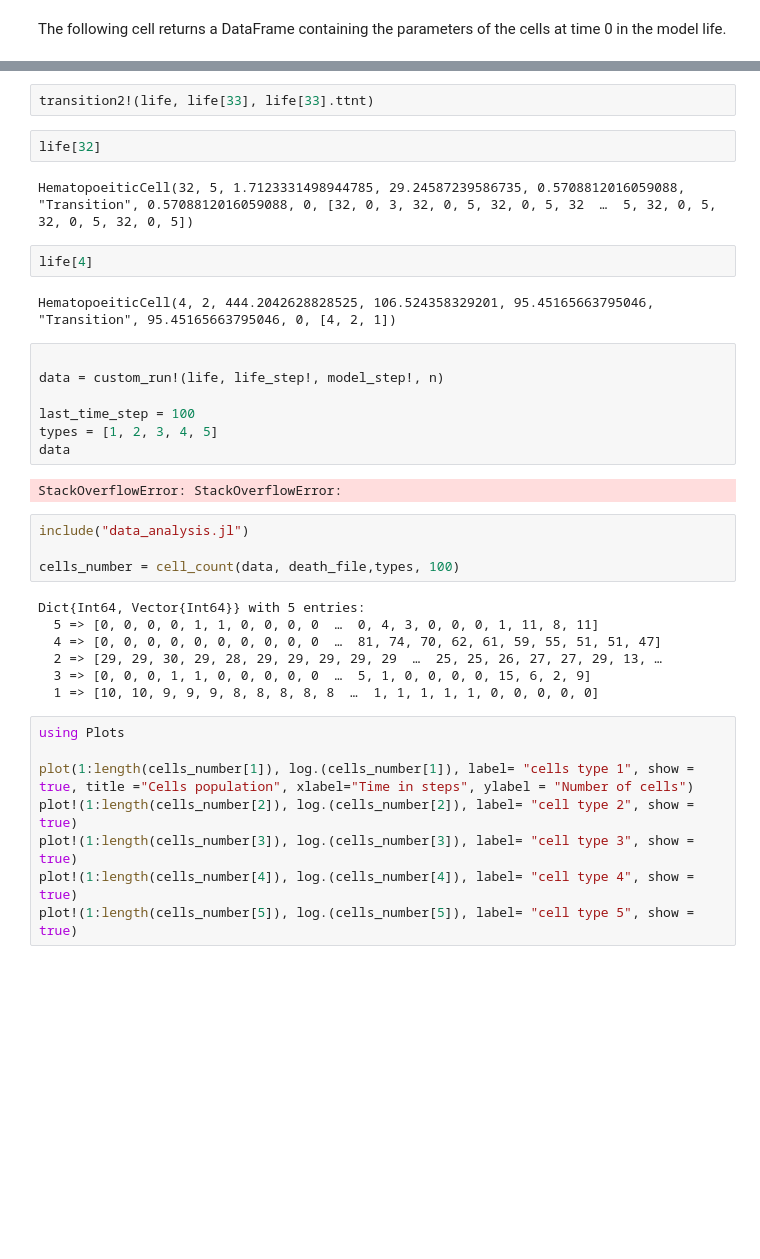
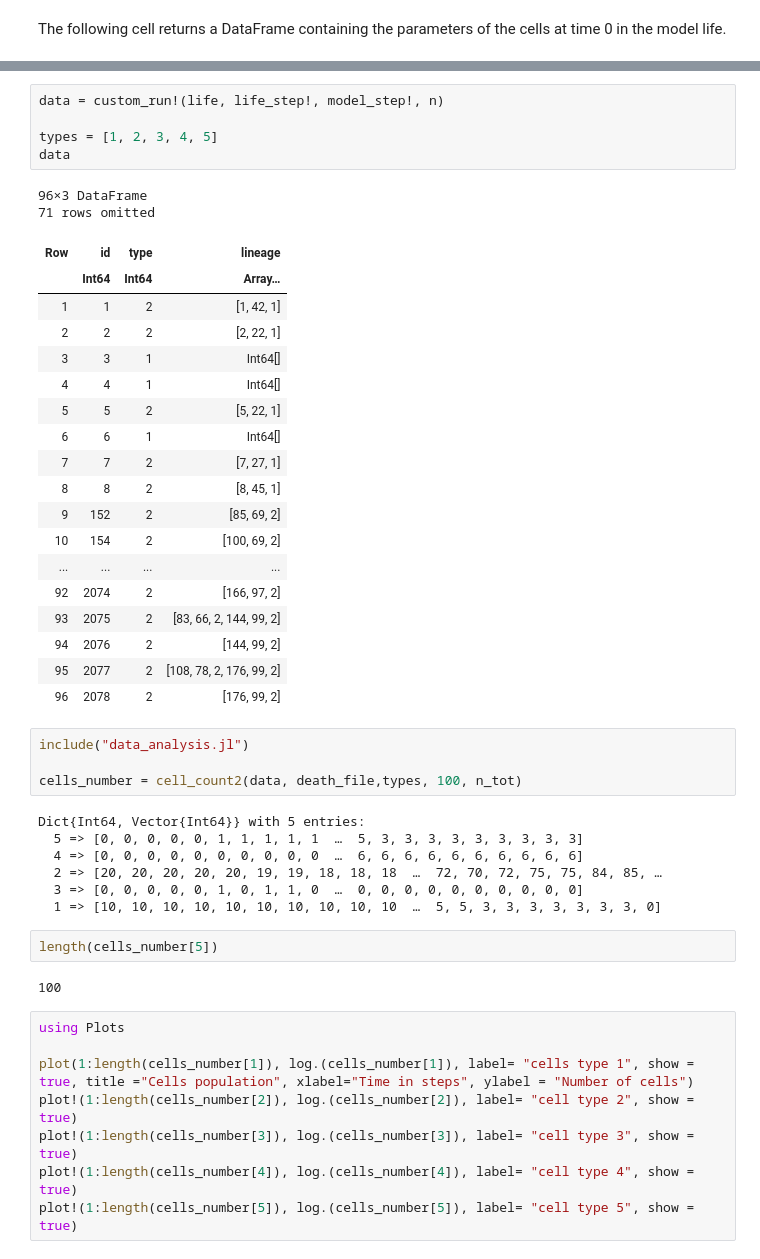
Before and after one commit to AmbreCPES/Stage, a Jupyter notebook: ABM_run_notebook.ipynb, the cells around one changed output, grey strips where cells are left out. Cells and saved outputs as stored; diff of their text form; blank space fills up the shorter version.

```diff
--- a/ABM_run_notebook.ipynb
+++ b/ABM_run_notebook.ipynb
@@ -204,33 +200,44 @@ df
-# %%
-transition2!(life, life[33], life[33].ttnt)
-# %%
-life[32]
-# %% [output]
-HematopoeiticCell(32, 5, 1.7123331498944785, 29.24587239586735, 0.5708812016059088, "Transition", 0.5708812016059088, 0, [32, 0, 3, 32, 0, 5, 32, 0, 5, 32  …  5, 32, 0, 5, 32, 0, 5, 32, 0, 5])
-# %%
-life[4]
-# %% [output]
-HematopoeiticCell(4, 2, 444.2042628828525, 106.524358329201, 95.45165663795046, "Transition", 95.45165663795046, 0, [4, 2, 1])
 # %%
-
 data = custom_run!(life, life_step!, model_step!, n)
 
-last_time_step = 100
 types = [1, 2, 3, 4, 5]
 data
 # %% [output]
-StackOverflowError: StackOverflowError:
+96×3 DataFrame
+71 rows omitted
+| Row | id | type | lineage |
+|  | Int64 | Int64 | Array… |
+| 1 | 1 | 2 | [1, 42, 1] |
+| 2 | 2 | 2 | [2, 22, 1] |
+| 3 | 3 | 1 | Int64[] |
+| 4 | 4 | 1 | Int64[] |
+| 5 | 5 | 2 | [5, 22, 1] |
+| 6 | 6 | 1 | Int64[] |
+| 7 | 7 | 2 | [7, 27, 1] |
+| 8 | 8 | 2 | [8, 45, 1] |
+| 9 | 152 | 2 | [85, 69, 2] |
+| 10 | 154 | 2 | [100, 69, 2] |
+| ... | ... | ... | ... |
+| 92 | 2074 | 2 | [166, 97, 2] |
+| 93 | 2075 | 2 | [83, 66, 2, 144, 99, 2] |
+| 94 | 2076 | 2 | [144, 99, 2] |
+| 95 | 2077 | 2 | [108, 78, 2, 176, 99, 2] |
+| 96 | 2078 | 2 | [176, 99, 2] |
 # %%
 include("data_analysis.jl")
 
-cells_number = cell_count(data, death_file,types, 100)
+cells_number = cell_count2(data, death_file,types, 100, n_tot)
 # %% [output]
 Dict{Int64, Vector{Int64}} with 5 entries:
-  5 => [0, 0, 0, 0, 1, 1, 0, 0, 0, 0  …  0, 4, 3, 0, 0, 0, 1, 11, 8, 11]
-  4 => [0, 0, 0, 0, 0, 0, 0, 0, 0, 0  …  81, 74, 70, 62, 61, 59, 55, 51, 51, 47]
-  2 => [29, 29, 30, 29, 28, 29, 29, 29, 29, 29  …  25, 25, 26, 27, 27, 29, 13, …
-  3 => [0, 0, 0, 1, 1, 0, 0, 0, 0, 0  …  5, 1, 0, 0, 0, 0, 15, 6, 2, 9]
-  1 => [10, 10, 9, 9, 9, 8, 8, 8, 8, 8  …  1, 1, 1, 1, 1, 0, 0, 0, 0, 0]
+  5 => [0, 0, 0, 0, 0, 1, 1, 1, 1, 1  …  5, 3, 3, 3, 3, 3, 3, 3, 3, 3]
+  4 => [0, 0, 0, 0, 0, 0, 0, 0, 0, 0  …  6, 6, 6, 6, 6, 6, 6, 6, 6, 6]
+  2 => [20, 20, 20, 20, 20, 19, 19, 18, 18, 18  …  72, 70, 72, 75, 75, 84, 85, …
+  3 => [0, 0, 0, 0, 0, 1, 0, 1, 1, 0  …  0, 0, 0, 0, 0, 0, 0, 0, 0, 0]
+  1 => [10, 10, 10, 10, 10, 10, 10, 10, 10, 10  …  5, 5, 3, 3, 3, 3, 3, 3, 3, 0]
+# %%
+length(cells_number[5])
+# %% [output]
+100
 # %%
 using Plots
 
```
Also changed, not shown: parts of 6 cells of this notebook, 2 other files.
